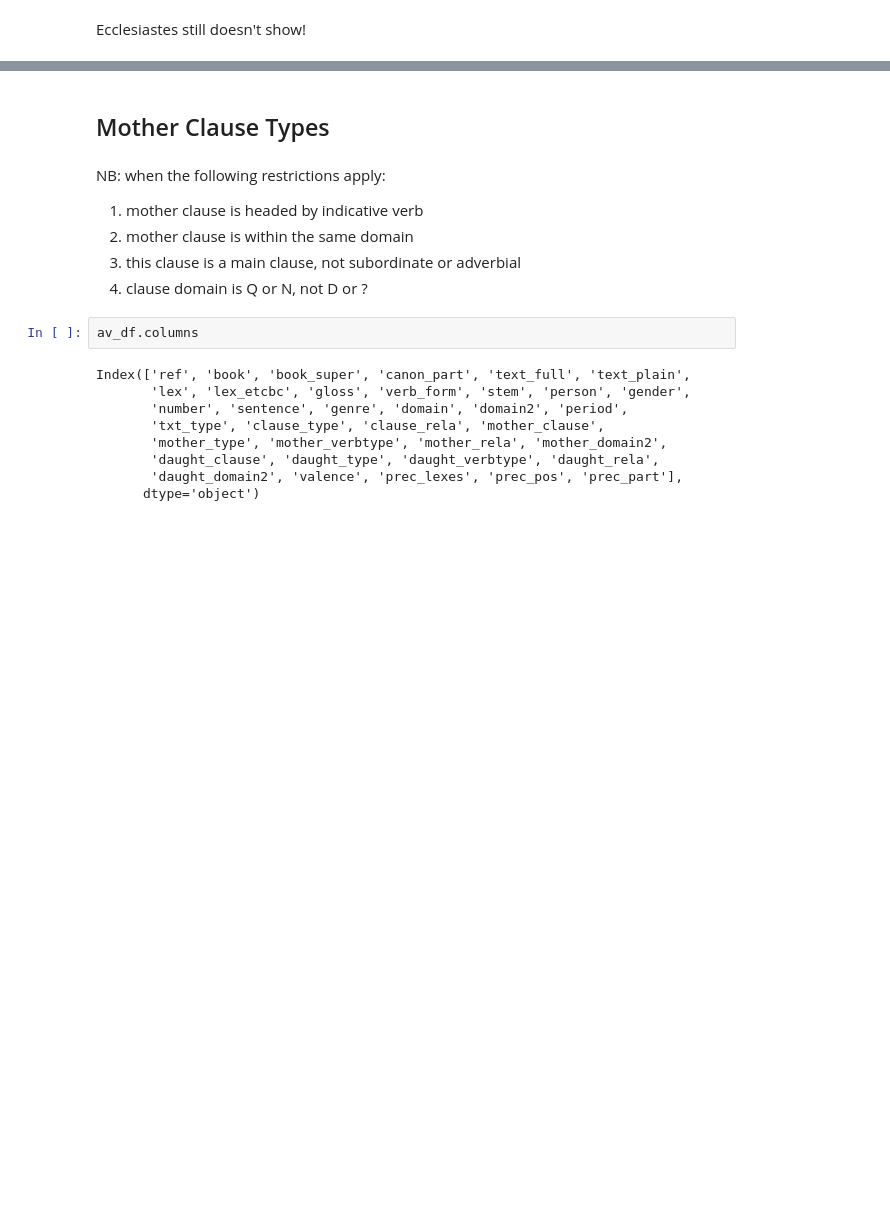
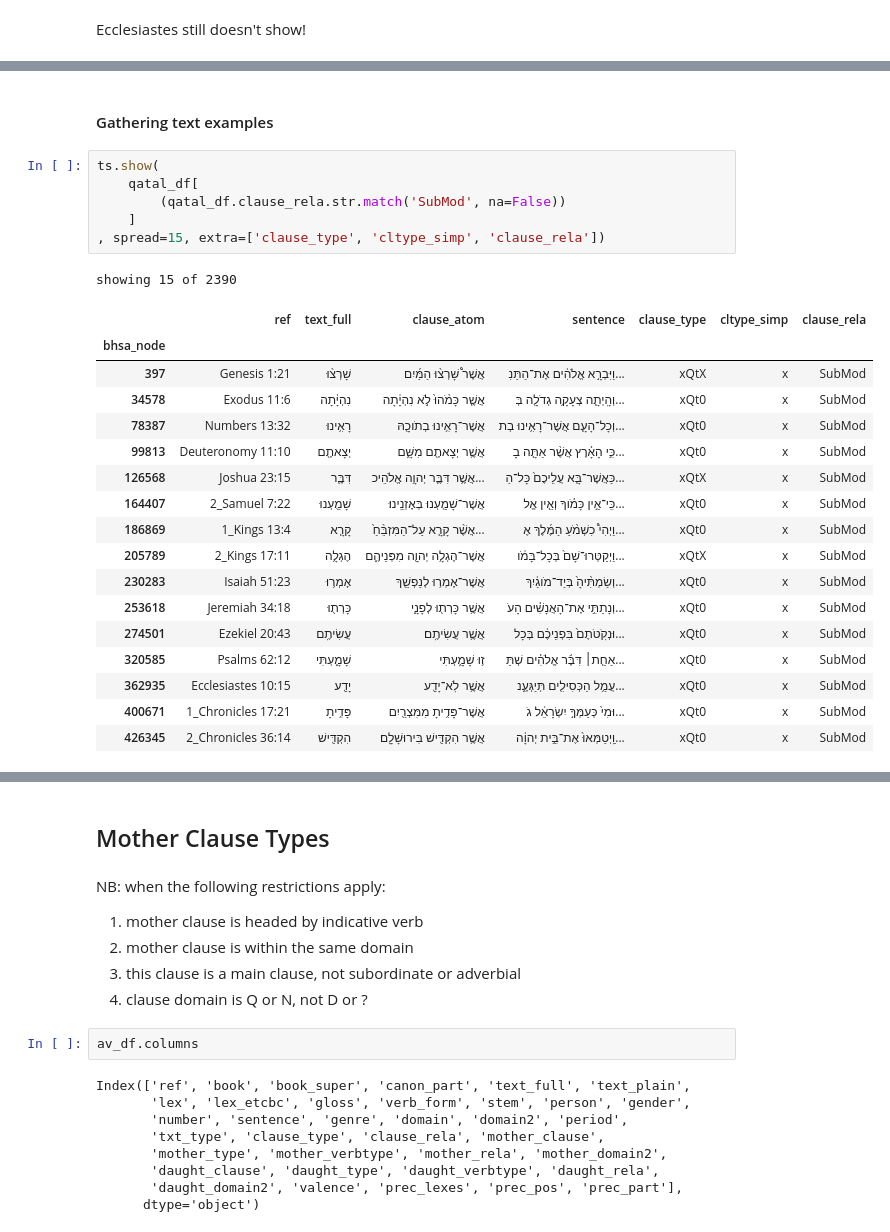
Before and after one commit to CambridgeSemiticsLab/Gesenius_data, a Jupyter notebook: analysis/§106_formal.ipynb, the cells around one changed output, grey strips where cells are left out. Drawn from its saved outputs; the diff is of its cells as text; blank space fills up the shorter version.

```diff
--- a/analysis/§106_formal.ipynb
+++ b/analysis/§106_formal.ipynb
@@ -480,0 +842,27 @@ avb_qtl_pr
+# %% [markdown]
+#### Gathering text examples
+# %%
+ts.show(
+    qatal_df[
+        (qatal_df.clause_rela.str.match('SubMod', na=False))
+    ]
+, spread=15, extra=['clause_type', 'cltype_simp', 'clause_rela'])
+# %% [output]
+showing 15 of 2390
+|  | ref | text_full | clause_atom | sentence | clause_type | cltype_simp | clause_rela |
+| bhsa_node |  |  |  |  |  |  |  |
+| 397 | Genesis 1:21 | שָׁרְצ֨וּ | אֲשֶׁר֩ שָׁרְצ֨וּ הַמַּ֜יִם | וַיִּבְרָ֣א אֱלֹהִ֔ים אֶת־הַתַּנִ... | xQtX | x | SubMod |
+| 34578 | Exodus 11:6 | נִהְיָ֔תָה | אֲשֶׁ֤ר כָּמֹ֨הוּ֙ לֹ֣א נִהְיָ֔תָה | וְהָֽיְתָ֛ה צְעָקָ֥ה גְדֹלָ֖ה בְּ... | xQt0 | x | SubMod |
+| 78387 | Numbers 13:32 | רָאִ֥ינוּ | אֲשֶׁר־רָאִ֥ינוּ בְתֹוכָ֖הּ | וְכָל־הָעָ֛ם אֲשֶׁר־רָאִ֥ינוּ בְת... | xQt0 | x | SubMod |
+| 99813 | Deuteronomy 11:10 | יְצָאתֶ֖ם | אֲשֶׁ֥ר יְצָאתֶ֖ם מִשָּׁ֑ם | כִּ֣י הָאָ֗רֶץ אֲשֶׁ֨ר אַתָּ֤ה בָ... | xQt0 | x | SubMod |
+| 126568 | Joshua 23:15 | דִּבֶּ֛ר | אֲשֶׁ֥ר דִּבֶּ֛ר יְהוָ֥ה אֱלֹהֵיכ... | כַּאֲשֶׁר־בָּ֤א עֲלֵיכֶם֙ כָּל־הַ... | xQtX | x | SubMod |
+| 164407 | 2_Samuel 7:22 | שָׁמַ֖עְנוּ | אֲשֶׁר־שָׁמַ֖עְנוּ בְּאָזְנֵֽינוּ׃ | כִּֽי־אֵ֣ין כָּמֹ֗וךָ וְאֵ֤ין אֱל... | xQt0 | x | SubMod |
+| 186869 | 1_Kings 13:4 | קָרָ֤א | אֲשֶׁ֨ר קָרָ֤א עַל־הַמִּזְבֵּ֨חַ֙... | וַיְהִי֩ כִשְׁמֹ֨עַ הַמֶּ֜לֶךְ אֶ... | xQt0 | x | SubMod |
+| 205789 | 2_Kings 17:11 | הֶגְלָ֥ה | אֲשֶׁר־הֶגְלָ֥ה יְהוָ֖ה מִפְּנֵיהֶ֑ם | וַיְקַטְּרוּ־שָׁם֙ בְּכָל־בָּמֹ֔ו... | xQtX | x | SubMod |
+| 230283 | Isaiah 51:23 | אָמְר֥וּ | אֲשֶׁר־אָמְר֥וּ לְנַפְשֵׁ֖ךְ | וְשַׂמְתִּ֨יהָ֙ בְּיַד־מֹוגַ֔יִךְ... | xQt0 | x | SubMod |
+| 253618 | Jeremiah 34:18 | כָּרְת֖וּ | אֲשֶׁ֥ר כָּרְת֖וּ לְפָנָ֑י | וְנָתַתִּ֣י אֶת־הָאֲנָשִׁ֗ים הָעֹ... | xQt0 | x | SubMod |
+| 274501 | Ezekiel 20:43 | עֲשִׂיתֶֽם | אֲשֶׁ֥ר עֲשִׂיתֶֽם׃ | וּנְקֹֽטֹתֶם֙ בִּפְנֵיכֶ֔ם בְּכָל... | xQt0 | x | SubMod |
+| 320585 | Psalms 62:12 | שָׁמָ֑עְתִּי | ז֥וּ שָׁמָ֑עְתִּי | אַחַ֤ת׀ דִּבֶּ֬ר אֱלֹהִ֗ים שְׁתַּ... | xQt0 | x | SubMod |
+| 362935 | Ecclesiastes 10:15 | יָדַ֖ע | אֲשֶׁ֥ר לֹֽא־יָדַ֖ע | עֲמַ֥ל הַכְּסִילִ֖ים תְּיַגְּעֶ֑נ... | xQt0 | x | SubMod |
+| 400671 | 1_Chronicles 17:21 | פָּדִ֥יתָ | אֲשֶׁר־פָּדִ֥יתָ מִמִּצְרַ֖יִם | וּמִי֙ כְּעַמְּךָ֣ יִשְׂרָאֵ֔ל גֹ... | xQt0 | x | SubMod |
+| 426345 | 2_Chronicles 36:14 | הִקְדִּ֖ישׁ | אֲשֶׁ֥ר הִקְדִּ֖ישׁ בִּירוּשָׁלִָֽם׃ | וַֽיְטַמְּאוּ֙ אֶת־בֵּ֣ית יְהוָ֔ה... | xQt0 | x | SubMod |
```
Also changed, not shown: parts of 79 cells of this notebook, 4 other files.
